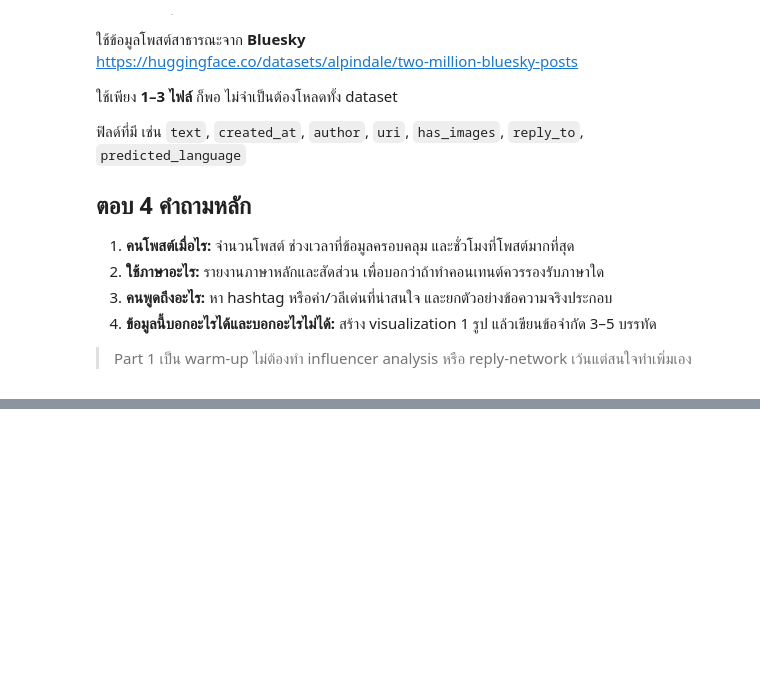
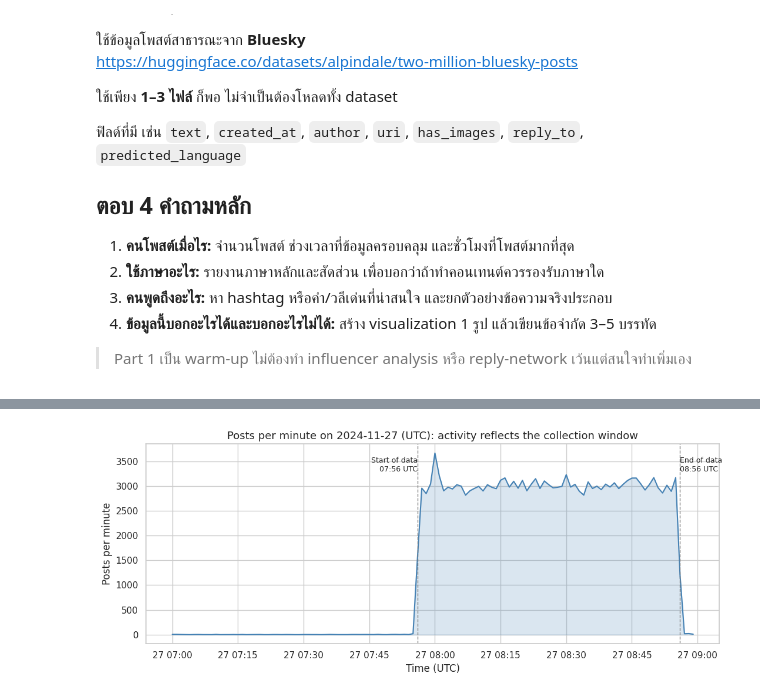
Before and after one commit to audomsak-pypy/Project1-Text_Analytics69, a Jupyter notebook: Part1_673020271-0.ipynb, the cells around one changed output, grey strips where cells are left out. Drawn from its saved outputs; the diff is of its cells as text; code cells hidden in the pictures; blank space fills up the shorter version.

```diff
--- a/Part1_673020271-0.ipynb
+++ b/Part1_673020271-0.ipynb
@@ -83,0 +314,21 @@ https://huggingface.co/datasets/alpindale/two-million-bluesky-posts
+# %%
+# หาช่วงเก็บข้อมูลจริงจากข้อมูล
+active = per_min[per_min > 500]
+t_start, t_end = active.index.min(), active.index.max()
+print(f"ช่วงเก็บข้อมูลจริง: {t_start} ถึง {t_end} ({len(active)} นาที)")
+
+fig, ax = plt.subplots(figsize=(11, 4.5))
+sns.lineplot(x=per_min.index, y=per_min.values, ax=ax, color='steelblue')
+ax.fill_between(per_min.index, per_min.values, alpha=0.2, color='steelblue')
+
+ax.axvline(t_start, color='gray', ls='--', lw=1)
+ax.axvline(t_end, color='gray', ls='--', lw=1)
+ax.annotate(f'Start of data\n{t_start:%H:%M} UTC', (t_start, per_min.max()*0.9), ha='right', fontsize=9)
+ax.annotate(f'End of data\n{t_end:%H:%M} UTC', (t_end, per_min.max()*0.9), ha='left', fontsize=9)
+
+ax.set_title('Posts per minute on 2024-11-27 (UTC): activity reflects the collection window', fontsize=13)
+ax.set_xlabel('Time (UTC)')
+ax.set_ylabel('Posts per minute')
+plt.tight_layout()
+plt.show()
+# %% [output]
@@ -83,0 +336 @@ https://huggingface.co/datasets/alpindale/two-million-bluesky-posts
+[figure, added]
```
Also changed, not shown: parts of 20 cells of this notebook.
